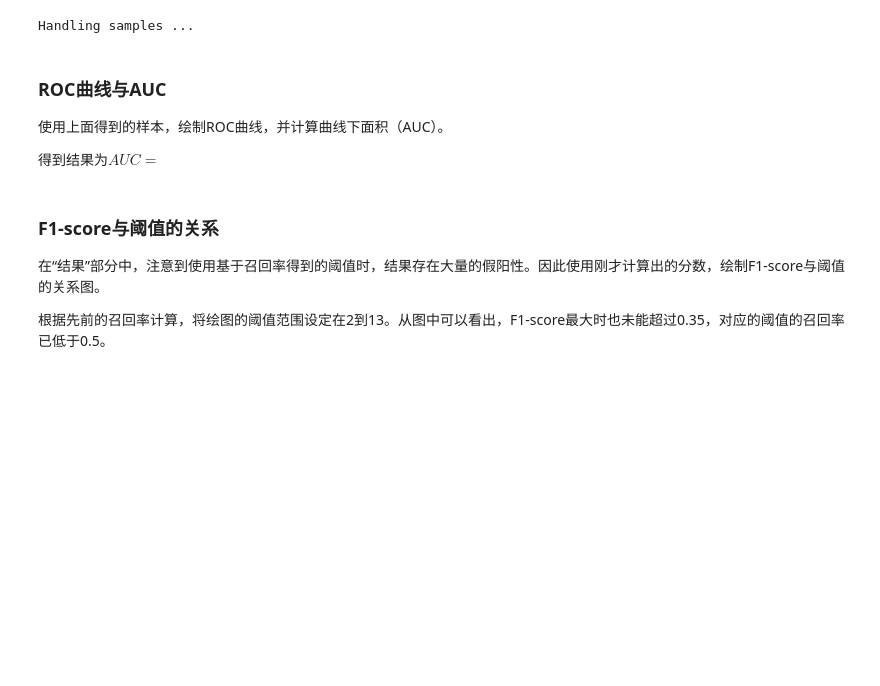
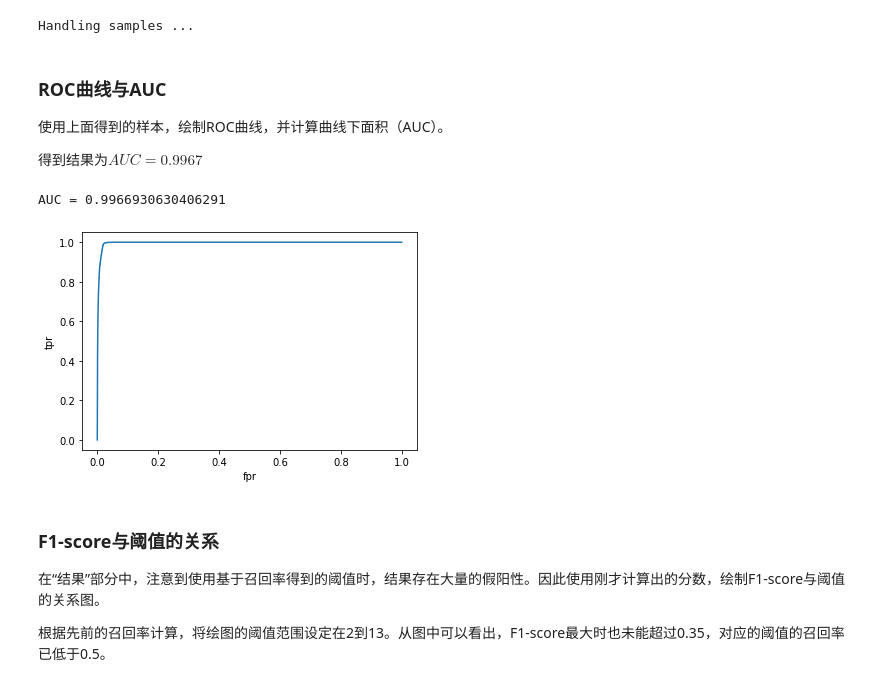
Before and after one commit to VKorpela/BIO2221-Lab, a Jupyter notebook: site_WAM.ipynb, the cells around one changed output. Saved outputs shown, nothing was run; the diff lists cells and outputs as text; code cells hidden in the pictures; blank space fills up the shorter version.

```diff
--- a/site_WAM.ipynb
+++ b/site_WAM.ipynb
@@ -312,7 +312,21 @@ Handling samples ...
 ### ROC曲线与AUC
 使用上面得到的样本，绘制ROC曲线，并计算曲线下面积（AUC）。
 
-得到结果为$AUC=$
+得到结果为$AUC=0.9967$
+# %%
+# 计算ROC曲线和AUC
+test_score_noinf = [-1000 if x == -np.inf else x for x in test_score]
+fpr, tpr, thresholds = roc_curve(test_true, test_score_noinf)
+AUC = auc(fpr, tpr)
+
+# 绘图
+plt.xlabel('fpr')
+plt.ylabel('tpr')
+plt.plot(fpr, tpr)
+print('AUC =', AUC)
+# %% [output]
+AUC = 0.9966930630406291
+[figure, added]
 # %% [markdown]
 ### F1-score与阈值的关系
 在“结果”部分中，注意到使用基于召回率得到的阈值时，结果存在大量的假阳性。因此使用刚才计算出的分数，绘制F1-score与阈值的关系图。
```
Also changed, not shown: parts of 2 cells of this notebook.
